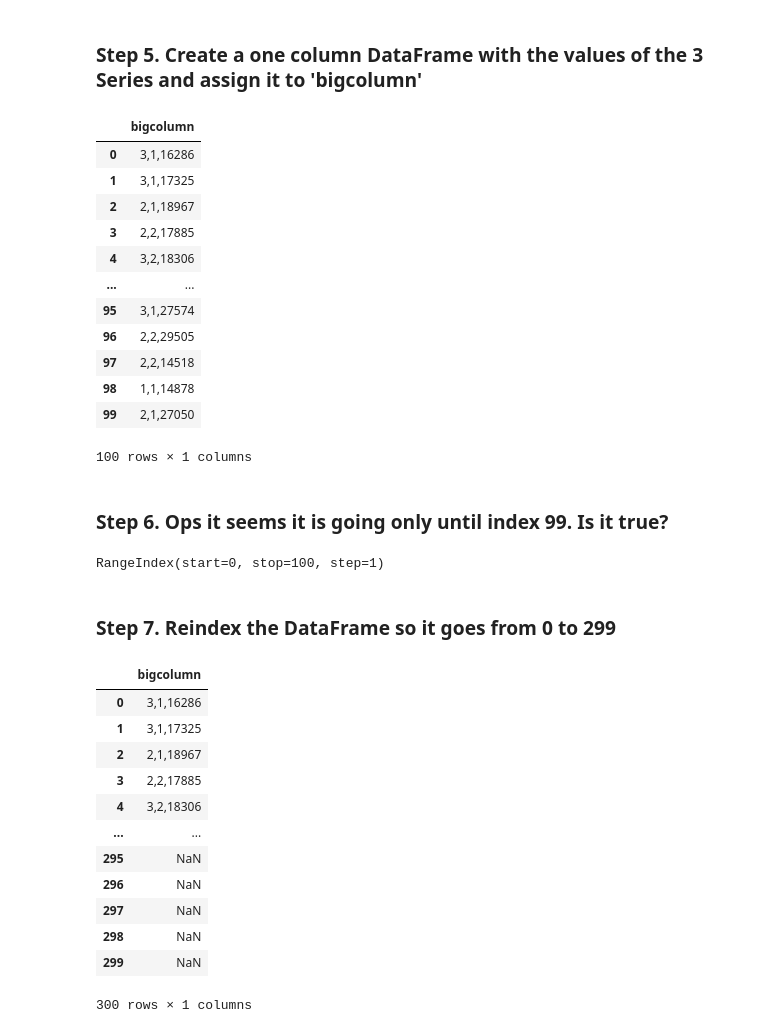
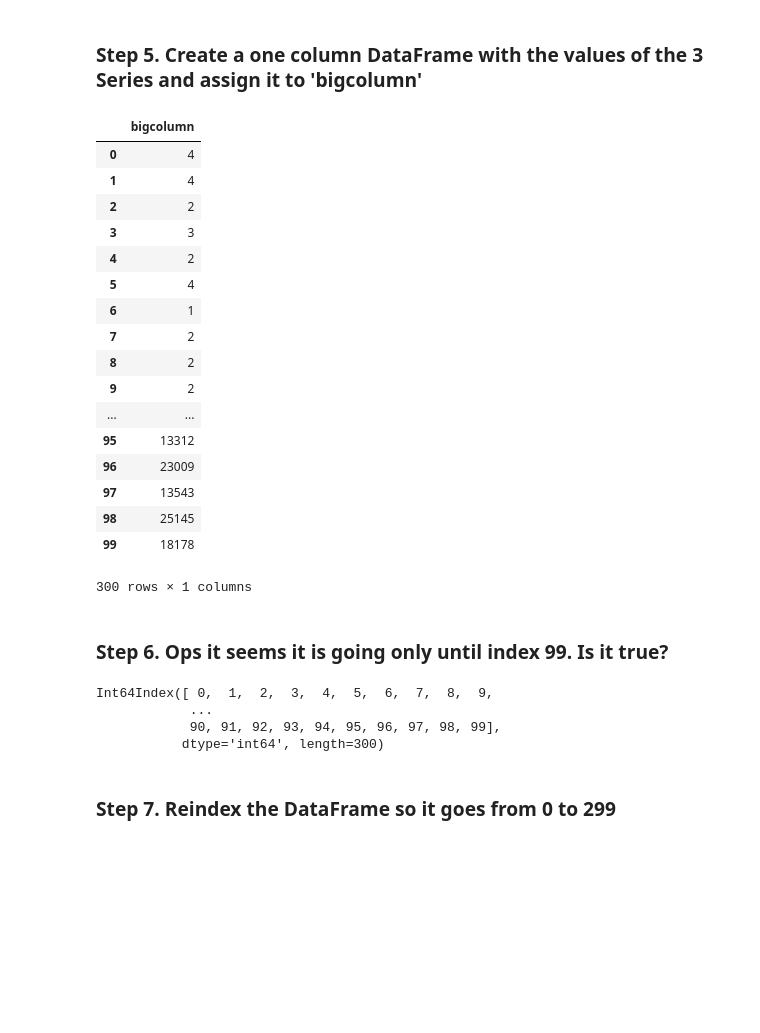
Before and after one commit to mb95506/cisc7201, a Jupyter notebook: inclass/mb95506 Inclass Exercise 06 - Pandas 04.ipynb, the cells around one changed output. Drawn from its saved outputs; the diff is of its cells as text; code cells hidden in the pictures; blank space fills up the shorter version.

```diff
--- a/inclass/mb95506 Inclass Exercise 06 - Pandas 04.ipynb
+++ b/inclass/mb95506 Inclass Exercise 06 - Pandas 04.ipynb
@@ -17,9 +17,9 @@ from pandas import DataFrame
 2. The second a random number from 1 to 3
 3. The third a random number from 10,000 to 30,000
 # %%
-first = Series(np.random.randint(1,4,size=100))
-second = Series(np.random.randint(1,3,size=100))
-third = Series(np.random.randint(10000,30000,size=100))
+first = Series(np.random.randint(1,5,size=100))
+second = Series(np.random.randint(1,4,size=100))
+third = Series(np.random.randint(10000,30001,size=100))
 # %% [markdown]
 ### Step 3. Let's create a DataFrame by joinning the Series by column
 # %%
@@ -30,47 +30,36 @@ df = DataFrame({'first':first,'second':second,'third':third})
 df.rename(columns={"first": "bedrs", "second": "bathrs", "third": "price_sqr_meter"}, inplace=True)
 # %% [markdown]
 ### Step 5. Create a one column DataFrame with the values of the 3 Series and assign it to 'bigcolumn'
-# %%
-bigcolumn = DataFrame(df.apply(
-    lambda x: ','.join(x.astype(str)),
-    axis=1
-), columns=['bigcolumn'])
-bigcolumn
-# %% [output]
-|  | bigcolumn |
-| 0 | 3,1,16286 |
-| 1 | 3,1,17325 |
-| 2 | 2,1,18967 |
-| 3 | 2,2,17885 |
-| 4 | 3,2,18306 |
-| ... | ... |
-| 95 | 3,1,27574 |
-| 96 | 2,2,29505 |
-| 97 | 2,2,14518 |
-| 98 | 1,1,14878 |
-| 99 | 2,1,27050 |
-100 rows × 1 columns
+# %%
+bigcolumn = DataFrame(pd.concat([first, second, third], axis=0), columns=['bigcolumn'])
+bigcolumn
+# %% [output]
+|  | bigcolumn |
+| 0 | 4 |
+| 1 | 4 |
+| 2 | 2 |
+| 3 | 3 |
+| 4 | 2 |
+| 5 | 4 |
+| 6 | 1 |
+| 7 | 2 |
+| 8 | 2 |
+| 9 | 2 |
+| ... | ... |
+| 95 | 13312 |
+| 96 | 23009 |
+| 97 | 13543 |
+| 98 | 25145 |
+| 99 | 18178 |
+300 rows × 1 columns
 # %% [markdown]
 ### Step 6. Ops it seems it is going only until index 99. Is it true?
 # %%
 bigcolumn.index
 # %% [output]
-RangeIndex(start=0, stop=100, step=1)
+Int64Index([ 0,  1,  2,  3,  4,  5,  6,  7,  8,  9,
+            ...
+            90, 91, 92, 93, 94, 95, 96, 97, 98, 99],
+           dtype='int64', length=300)
 # %% [markdown]
 ### Step 7. Reindex the DataFrame so it goes from 0 to 299
-# %%
-bigcolumn.reindex(pd.RangeIndex(start=0, stop=300, step=1))
-# %% [output]
-|  | bigcolumn |
-| 0 | 3,1,16286 |
-| 1 | 3,1,17325 |
-| 2 | 2,1,18967 |
-| 3 | 2,2,17885 |
-| 4 | 3,2,18306 |
-| ... | ... |
-| 295 | NaN |
-| 296 | NaN |
-| 297 | NaN |
-| 298 | NaN |
-| 299 | NaN |
-300 rows × 1 columns
```
Also changed, not shown: parts of 1 cell of this notebook, 1 other file.
